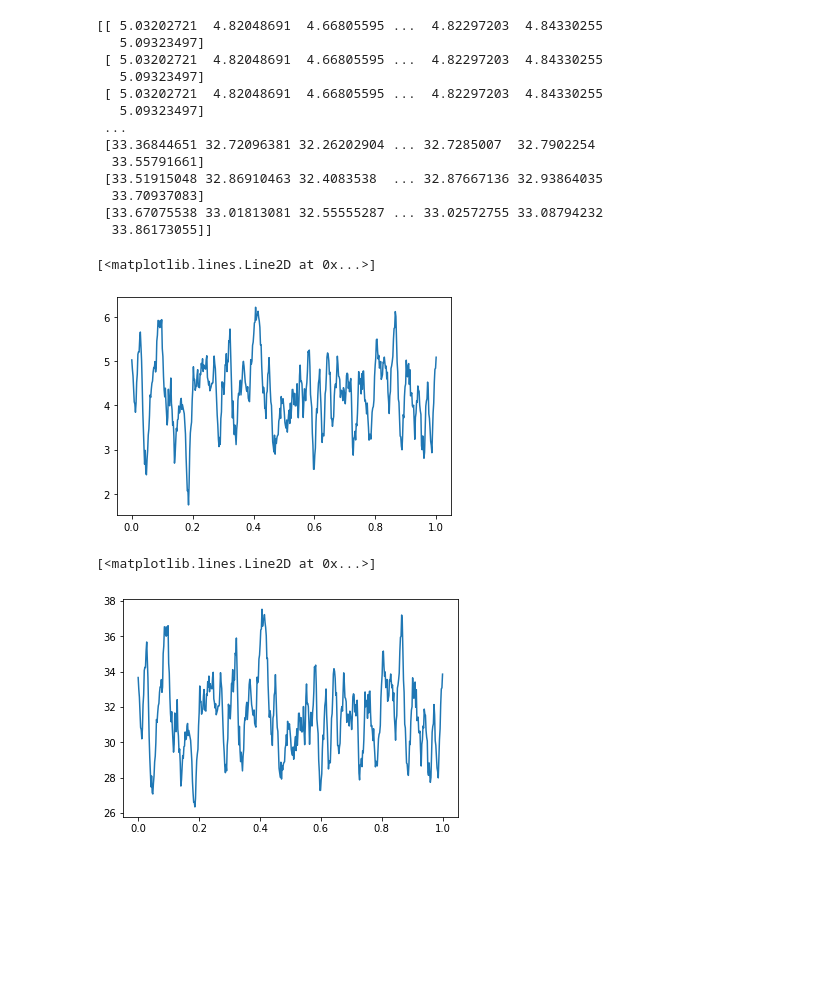
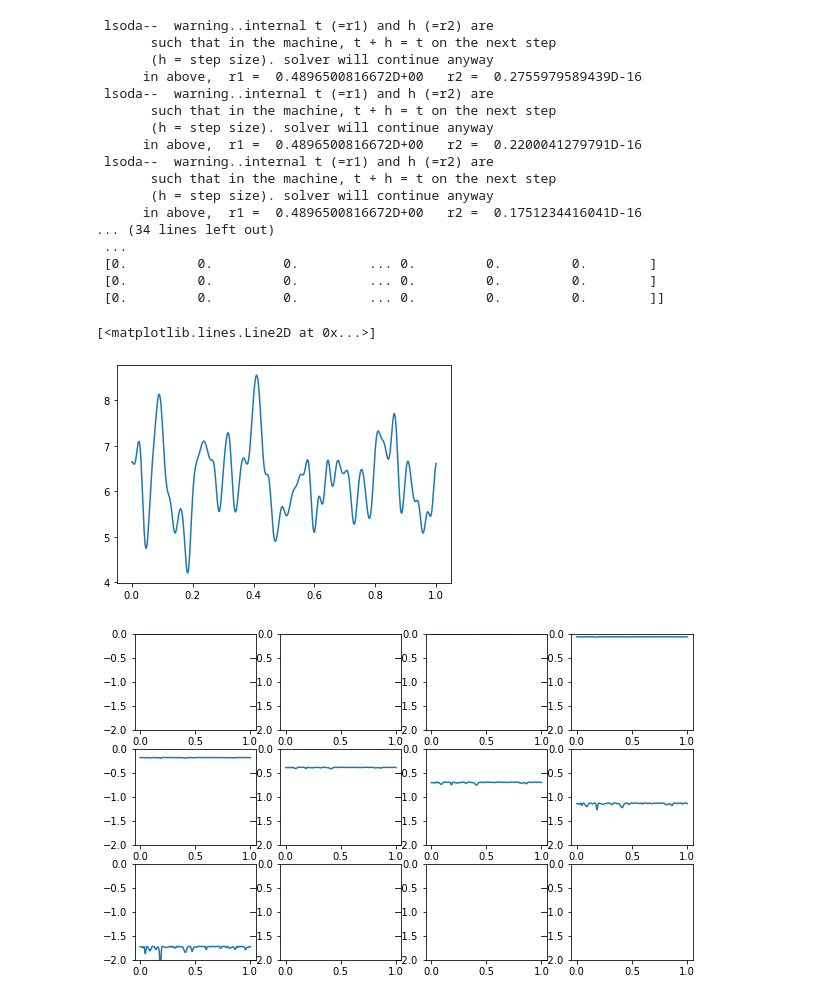
Before and after one commit to Julians42/AM205_Final_Project, a Jupyter notebook: Erode_1D.ipynb, the cells around one changed output. Drawn from its saved outputs; the diff is of its cells as text; code cells hidden in the pictures; blank space fills up the shorter version.

```diff
--- a/Erode_1D.ipynb
+++ b/Erode_1D.ipynb
@@ -15,7 +15,7 @@ def convolve1D(ar):
     convolved = np.zeros(len(ar))
     ar2 = np.concatenate([phi, phi]) # double array to prevent overflow indexing
     for i in range(len(ar)):
-        convolved[i] = sum([np.exp(-(i-k)**2/(2*L**2))*ar2[k] for k in range(i-5, i+5)])
+        convolved[i] = sum([np.exp(-(i-k)**2/(2*L**2))*ar2[k] for k in range(i-5*L, i+5*L)])
     return convolved
 phi_conv = convolve1D(phi)
 
@@ -41,34 +41,41 @@ def d_phi_dt(phi, t):
         if p**2 < B**2/L**2:
             deriv[i] = 0
         else:
-            deriv[i] = x*p**2 -B**2/L**2
+            deriv[i] = -np.abs(x*(p**2 -B**2/L**2))
     return deriv
 
 from scipy.integrate import odeint
 
-steps = odeint(d_phi_dt, phi_conv, np.linspace(0,1, 1000))
+steps = odeint(d_phi_dt, phi_conv, np.linspace(0,6, 1000))
 print(steps)
 
 plt.plot(np.linspace(0, 1, len(phi)), convolve1D(phi))
 # %% [output]
-[[ 5.03202721  4.82048691  4.66805595 ...  4.82297203  4.84330255
-   5.09323497]
- [ 5.03202721  4.82048691  4.66805595 ...  4.82297203  4.84330255
-   5.09323497]
- [ 5.03202721  4.82048691  4.66805595 ...  4.82297203  4.84330255
-   5.09323497]
+ lsoda--  warning..internal t (=r1) and h (=r2) are
+       such that in the machine, t + h = t on the next step
+       (h = step size). solver will continue anyway
+      in above,  r1 =  0.4896500816672D+00   r2 =  0.2755979589439D-16
+ lsoda--  warning..internal t (=r1) and h (=r2) are
+       such that in the machine, t + h = t on the next step
+       (h = step size). solver will continue anyway
+      in above,  r1 =  0.4896500816672D+00   r2 =  0.2200041279791D-16
+ lsoda--  warning..internal t (=r1) and h (=r2) are
+       such that in the machine, t + h = t on the next step
+       (h = step size). solver will continue anyway
+      in above,  r1 =  0.4896500816672D+00   r2 =  0.1751234416041D-16
+... (34 lines left out)
  ...
- [33.36844651 32.72096381 32.26202904 ... 32.7285007  32.7902254
-  33.55791661]
- [33.51915048 32.86910463 32.4083538  ... 32.87667136 32.93864035
-  33.70937083]
- [33.67075538 33.01813081 32.55555287 ... 33.02572755 33.08794232
-  33.86173055]]
+ [0.         0.         0.         ... 0.         0.         0.        ]
+ [0.         0.         0.         ... 0.         0.         0.        ]
+ [0.         0.         0.         ... 0.         0.         0.        ]]
 [<matplotlib.lines.Line2D at 0x...>]
-[figure, old version]
+[figure, new version]
 # %%
-plt.plot(np.linspace(0,1,500), steps[999])
+fig, ax = plt.subplots(3,4, figsize=(10,6))
+axs = ax.ravel()
+for i, ax in enumerate(axs):
+    ax.plot(np.linspace(0,1,500), steps[i*10]-phi_conv)
+    ax.set_ylim(-2,0)
 #plt.plot(np.linspace(0, 1, 500), phi_conv)
 # %% [output]
-[<matplotlib.lines.Line2D at 0x...>]
-[figure, old version]
+[figure, new version]
```
Also changed, not shown: parts of 1 cell of this notebook, 2 other files.
